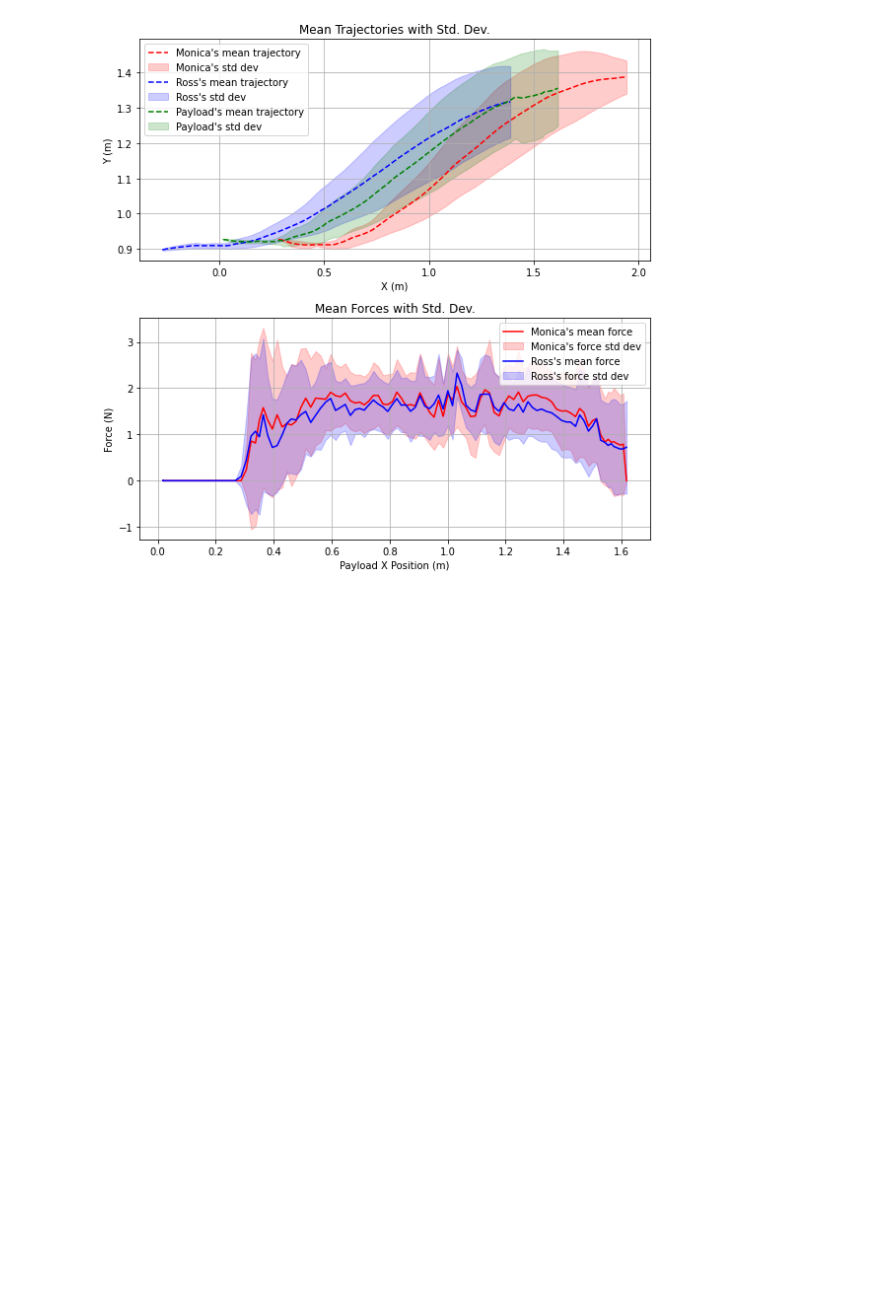
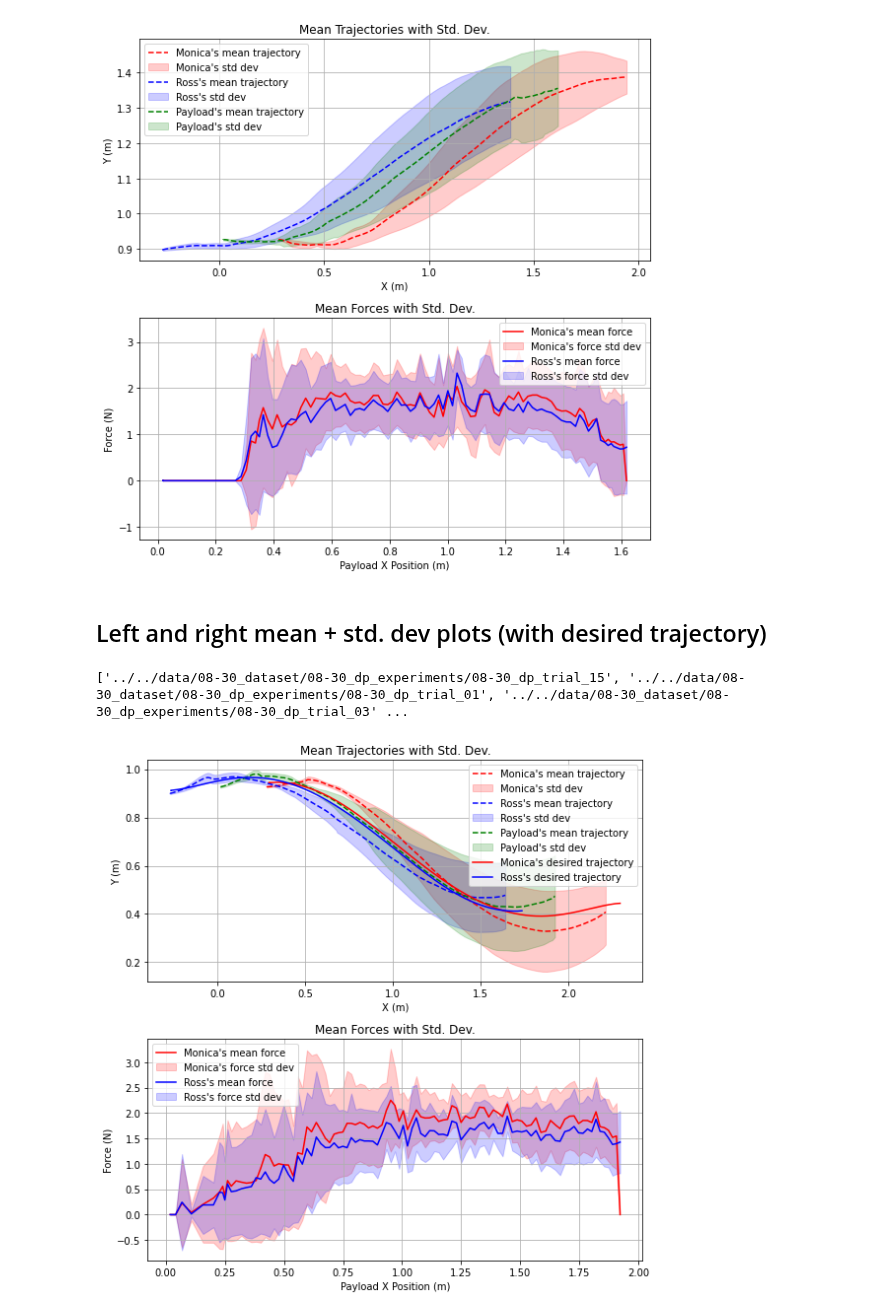
Before and after one commit to BCLab-UNM/MARIAM, a Jupyter notebook: analysis/vicon_experiments/traj_forces_plot.ipynb, the cells around one changed output. Saved outputs shown, nothing was run; the diff lists cells and outputs as text; code cells hidden in the pictures; blank space fills up the shorter version.

```diff
--- a/analysis/vicon_experiments/traj_forces_plot.ipynb
+++ b/analysis/vicon_experiments/traj_forces_plot.ipynb
@@ -521,2 +548,33 @@ plot_stats(stats, fig_size=(8, 8))
 # %% [output]
 [figure]
+# %% [markdown]
+## Left and right mean + std. dev plots (with desired trajectory)
+# %%
+base_path = '../../data/08-30_dataset/08-30_dp_experiments/'
+dirs = os.listdir(base_path)
+
+# Match directories ending with '01' to '15'
+pattern = re.compile(
+    r'01$|02$|03$|04$|05$|06$|07$|08$|09$|10$|11$|12$|13$|14$|15$')
+filtered_dirs = [
+    os.path.join(base_path, d)
+    for d in dirs
+    if pattern.search(d)
+]
+
+print(filtered_dirs)
+stats = get_stats(
+    filtered_dirs,
+    time_col=time_col,
+    n_samples=100,
+    tolerance=tolerance,
+    add_nans=False
+)
+
+traj_df = pd.read_csv(os.path.join(filtered_dirs[0], 'trajectory_data.csv'))
+# %% [output]
+['../../data/08-30_dataset/08-30_dp_experiments/08-30_dp_trial_15', '../../data/08-30_dataset/08-30_dp_experiments/08-30_dp_trial_01', '../../data/08-30_dataset/08-30_dp_experiments/08-30_dp_trial_03' ...
+# %%
+plot_stats(stats, traj_df, fig_size=(8, 8), file_name='traj_forces_plot_right_with_desired_traj.png')
+# %% [output]
+[figure, added]
```
Also changed, not shown: parts of 7 cells of this notebook.
